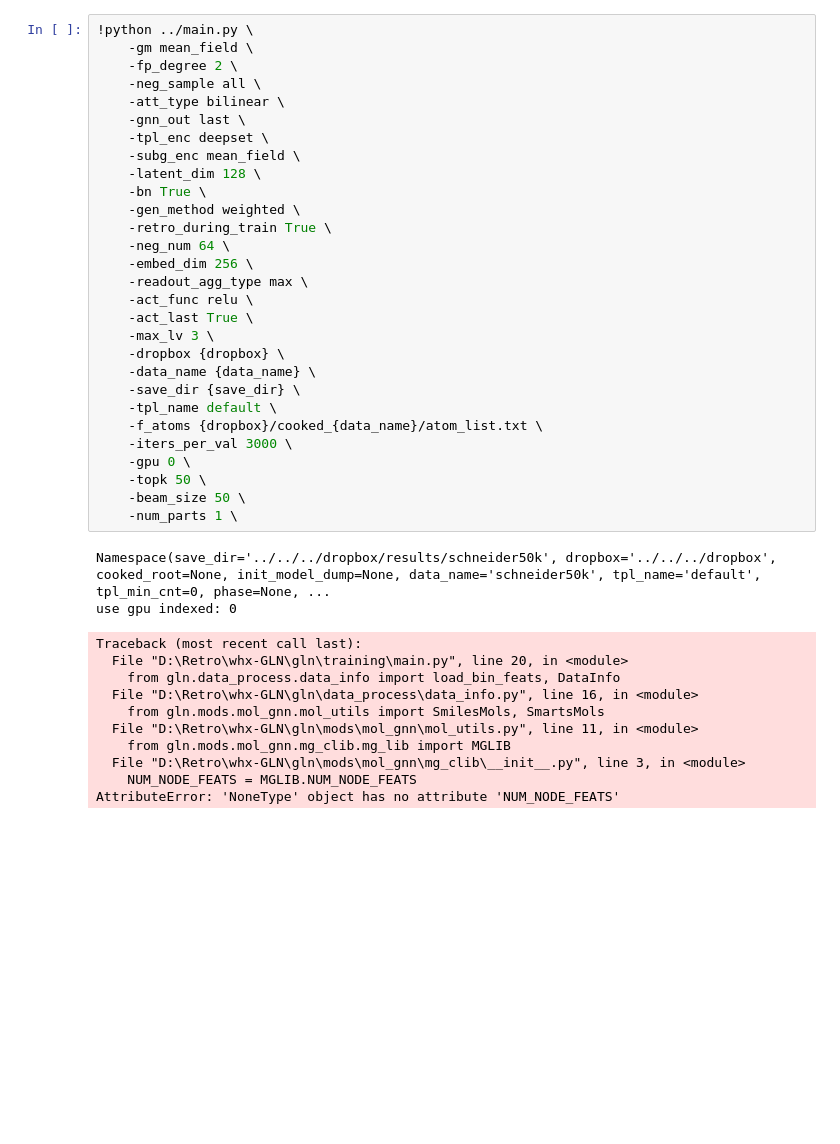
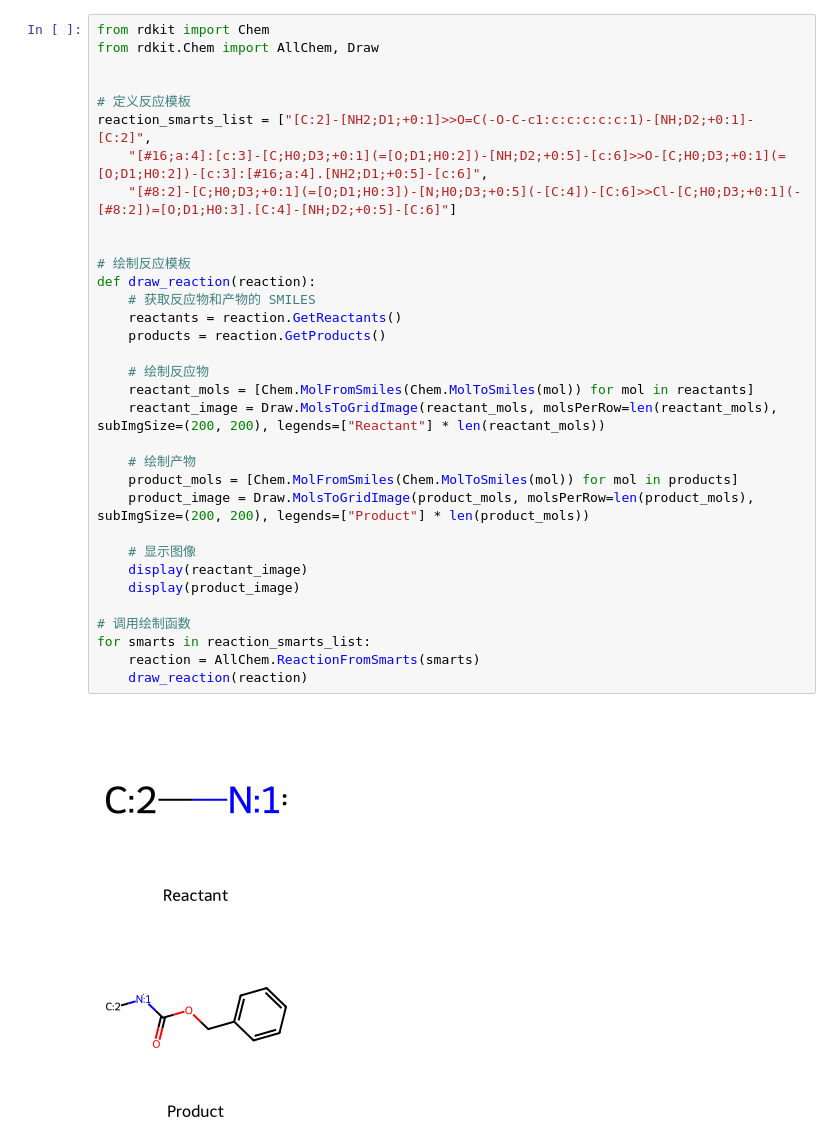
Before and after one commit to Legend-sky/whx-GLN, a Jupyter notebook: gln/training/scripts/run.ipynb, the cells around one changed output. Cells and saved outputs as stored; diff of their text form; blank space fills up the shorter version.

```diff
--- a/gln/training/scripts/run.ipynb
+++ b/gln/training/scripts/run.ipynb
@@ -14,42 +1,36 @@ AttributeError: 'NoneType' object has no attribute 'NUM_NODE_FEATS'
-# %%
-!python ../main.py \
-    -gm mean_field \
-    -fp_degree 2 \
-    -neg_sample all \
-    -att_type bilinear \
-    -gnn_out last \
-    -tpl_enc deepset \
-    -subg_enc mean_field \
-    -latent_dim 128 \
-    -bn True \
-    -gen_method weighted \
-    -retro_during_train True \
-    -neg_num 64 \
-    -embed_dim 256 \
-    -readout_agg_type max \
-    -act_func relu \
-    -act_last True \
-    -max_lv 3 \
-    -dropbox {dropbox} \
-    -data_name {data_name} \
-    -save_dir {save_dir} \
-    -tpl_name default \
-    -f_atoms {dropbox}/cooked_{data_name}/atom_list.txt \
-    -iters_per_val 3000 \
-    -gpu 0 \
-    -topk 50 \
-    -beam_size 50 \
-    -num_parts 1 \
-# %% [output]
-Namespace(save_dir='../../../dropbox/results/schneider50k', dropbox='../../../dropbox', cooked_root=None, init_model_dump=None, data_name='schneider50k', tpl_name='default', tpl_min_cnt=0, phase=None, ...
-use gpu indexed: 0
-Traceback (most recent call last):
-  File "D:\Retro\whx-GLN\gln\training\main.py", line 20, in <module>
-    from gln.data_process.data_info import load_bin_feats, DataInfo
-  File "D:\Retro\whx-GLN\gln\data_process\data_info.py", line 16, in <module>
-    from gln.mods.mol_gnn.mol_utils import SmilesMols, SmartsMols
-  File "D:\Retro\whx-GLN\gln\mods\mol_gnn\mol_utils.py", line 11, in <module>
-    from gln.mods.mol_gnn.mg_clib.mg_lib import MGLIB
-  File "D:\Retro\whx-GLN\gln\mods\mol_gnn\mg_clib\__init__.py", line 3, in <module>
-    NUM_NODE_FEATS = MGLIB.NUM_NODE_FEATS
-AttributeError: 'NoneType' object has no attribute 'NUM_NODE_FEATS'
+# %%
+from rdkit import Chem
+from rdkit.Chem import AllChem, Draw
+
+
+# 定义反应模板
+reaction_smarts_list = ["[C:2]-[NH2;D1;+0:1]>>O=C(-O-C-c1:c:c:c:c:c:1)-[NH;D2;+0:1]-[C:2]",
+    "[#16;a:4]:[c:3]-[C;H0;D3;+0:1](=[O;D1;H0:2])-[NH;D2;+0:5]-[c:6]>>O-[C;H0;D3;+0:1](=[O;D1;H0:2])-[c:3]:[#16;a:4].[NH2;D1;+0:5]-[c:6]",
+    "[#8:2]-[C;H0;D3;+0:1](=[O;D1;H0:3])-[N;H0;D3;+0:5](-[C:4])-[C:6]>>Cl-[C;H0;D3;+0:1](-[#8:2])=[O;D1;H0:3].[C:4]-[NH;D2;+0:5]-[C:6]"]
+
+
+# 绘制反应模板
+def draw_reaction(reaction):
+    # 获取反应物和产物的 SMILES
+    reactants = reaction.GetReactants()
+    products = reaction.GetProducts()
+
+    # 绘制反应物
+    reactant_mols = [Chem.MolFromSmiles(Chem.MolToSmiles(mol)) for mol in reactants]
+    reactant_image = Draw.MolsToGridImage(reactant_mols, molsPerRow=len(reactant_mols), subImgSize=(200, 200), legends=["Reactant"] * len(reactant_mols))
+
+    # 绘制产物
+    product_mols = [Chem.MolFromSmiles(Chem.MolToSmiles(mol)) for mol in products]
+    product_image = Draw.MolsToGridImage(product_mols, molsPerRow=len(product_mols), subImgSize=(200, 200), legends=["Product"] * len(product_mols))
+
+    # 显示图像
+    display(reactant_image)
+    display(product_image)
+
+# 调用绘制函数
+for smarts in reaction_smarts_list:
+    reaction = AllChem.ReactionFromSmarts(smarts)
+    draw_reaction(reaction)
+# %% [output]
+[figure, added]
+[figure, added]
```
Also changed, not shown: parts of 3 cells of this notebook, 6 other files.
